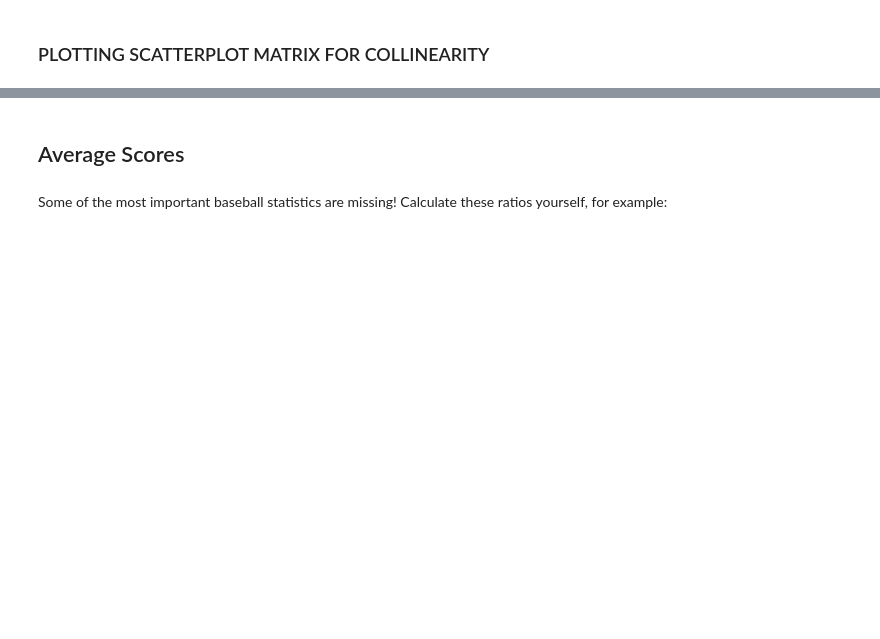
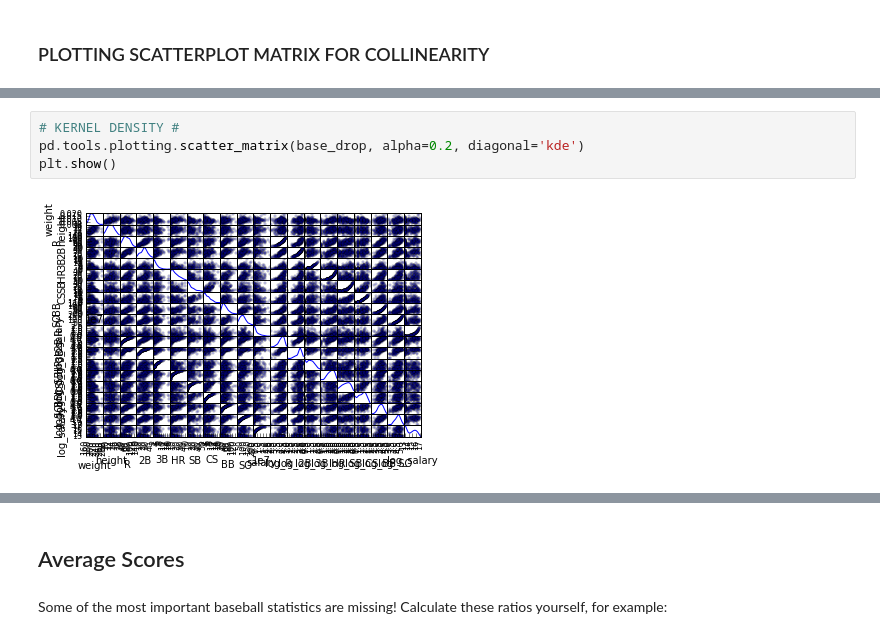
Before and after one commit to vitaminf/DS_HK_3, a Jupyter notebook: notebooks/18 - Data Exploration and Diagnostics.ipynb, the cells around one changed output, grey strips where cells are left out. Drawn from its saved outputs; the diff is of its cells as text; blank space fills up the shorter version.

```diff
--- a/notebooks/18 - Data Exploration and Diagnostics.ipynb
+++ b/notebooks/18 - Data Exploration and Diagnostics.ipynb
@@ -672,0 +728,6 @@ res_dropped = results.params / results2.params * 100 - 100
+# %%
+# KERNEL DENSITY #
+pd.tools.plotting.scatter_matrix(base_drop, alpha=0.2, diagonal='kde')
+plt.show()
+# %% [output]
+[figure, added]
```
Also changed, not shown: parts of 43 cells of this notebook.
